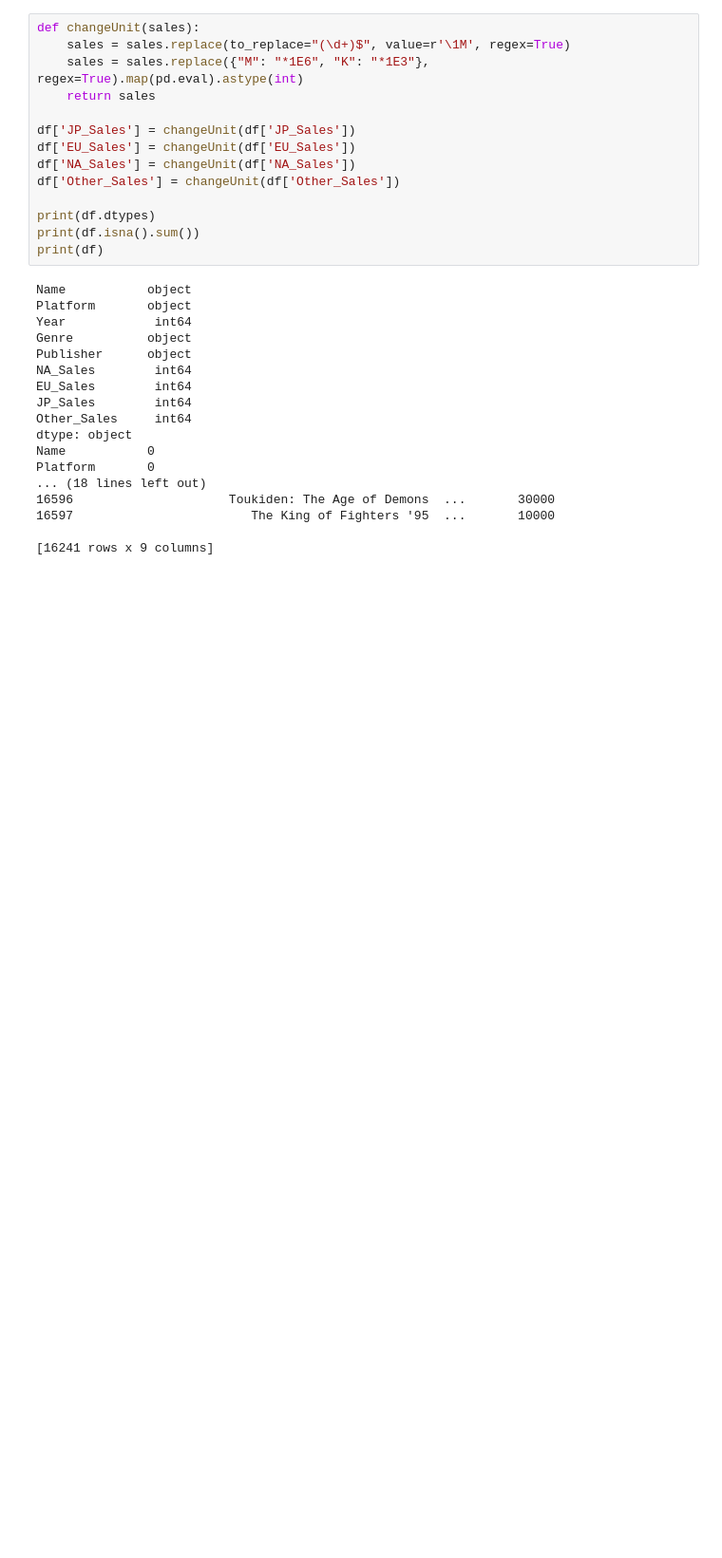
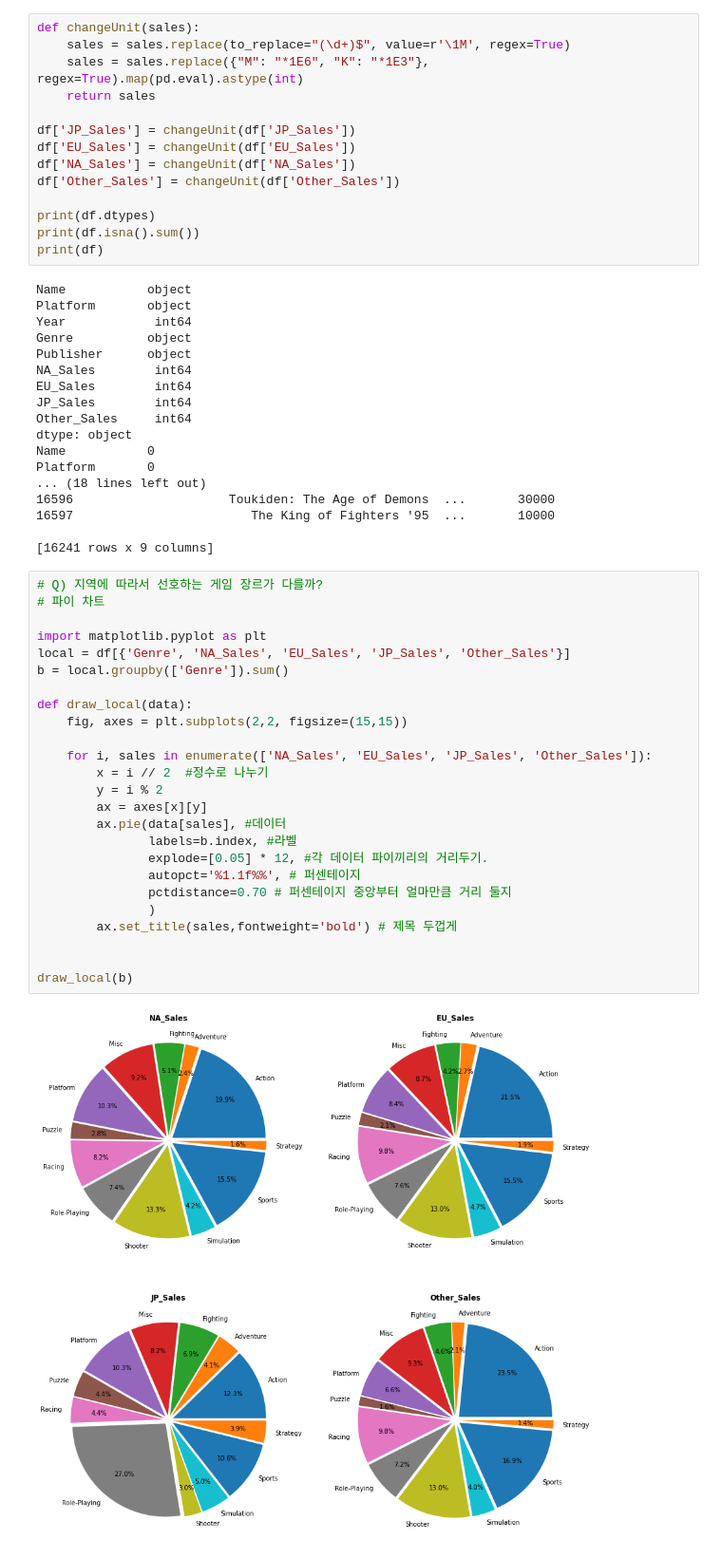
Before and after one commit to Markers/SC1_Project, a Jupyter notebook: Src/SC1_project.ipynb, the cells around one changed output. Shown: that part at 95% size. Drawn from its saved outputs; the diff is of its cells as text; blank space fills up the shorter version.

```diff
--- a/Src/SC1_project.ipynb
+++ b/Src/SC1_project.ipynb
@@ -159,3 +154,30 @@ Platform       0
 16597                        The King of Fighters '95  ...       10000
 
 [16241 rows x 9 columns]
+# %%
+# Q) 지역에 따라서 선호하는 게임 장르가 다를까?
+# 파이 차트
+
+import matplotlib.pyplot as plt
+local = df[{'Genre', 'NA_Sales', 'EU_Sales', 'JP_Sales', 'Other_Sales'}]
+b = local.groupby(['Genre']).sum()
+
+def draw_local(data):
+    fig, axes = plt.subplots(2,2, figsize=(15,15))
+
+    for i, sales in enumerate(['NA_Sales', 'EU_Sales', 'JP_Sales', 'Other_Sales']):
+        x = i // 2  #정수로 나누기
+        y = i % 2
+        ax = axes[x][y]
+        ax.pie(data[sales], #데이터
+               labels=b.index, #라벨
+               explode=[0.05] * 12, #각 데이터 파이끼리의 거리두기.
+               autopct='%1.1f%%', # 퍼센테이지
+               pctdistance=0.70 # 퍼센테이지 중앙부터 얼마만큼 거리 둘지
+               )
+        ax.set_title(sales,fontweight='bold') # 제목 두껍게
+
+
+draw_local(b)
+# %% [output]
+[figure, added]
```
Also changed, not shown: parts of 1 cell of this notebook.
